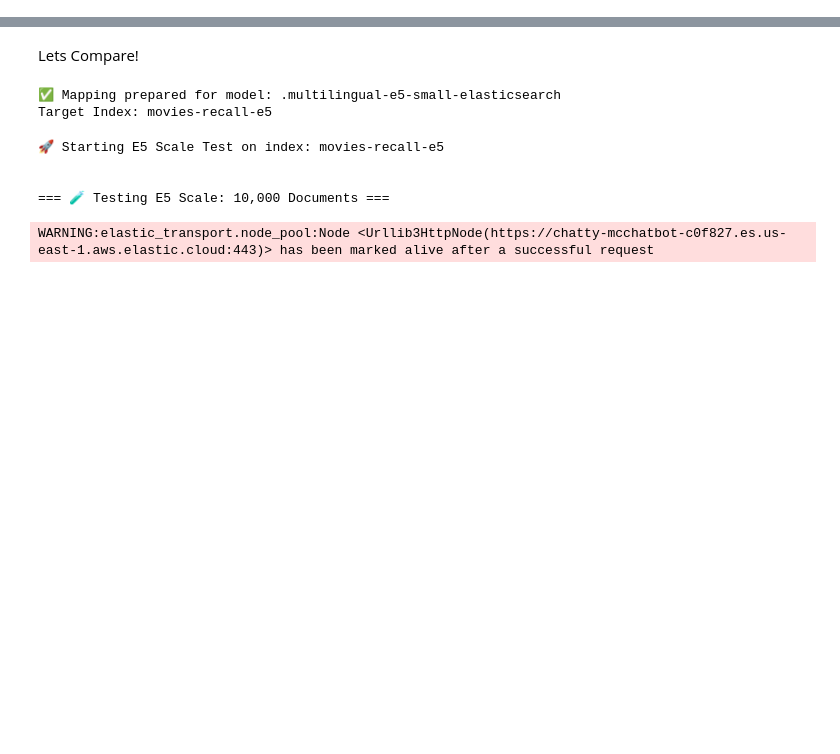
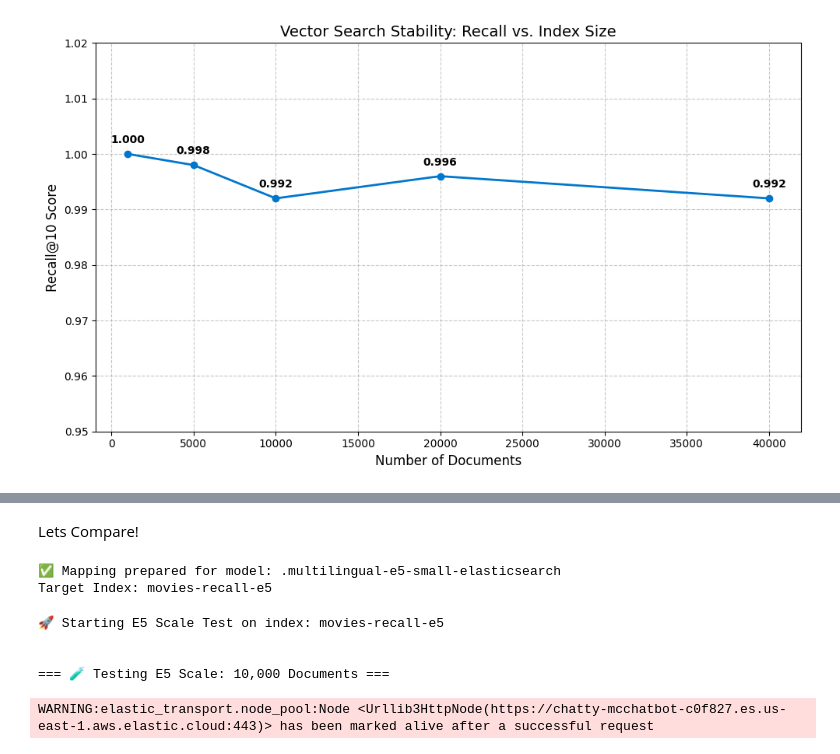
Before and after one commit to elastic/elasticsearch-labs, a Jupyter notebook: supporting-blog-content/fast_vs_accurate_measuring_the_recall_of_quantized_vector_search/vector_recall_notebook.ipynb, the cells around one changed output, grey strips where cells are left out. Cells and saved outputs as stored; diff of their text form; code cells hidden in the pictures; blank space fills up the shorter version.

```diff
--- a/supporting-blog-content/fast_vs_accurate_measuring_the_recall_of_quantized_vector_search/vector_recall_notebook.ipynb
+++ b/supporting-blog-content/fast_vs_accurate_measuring_the_recall_of_quantized_vector_search/vector_recall_notebook.ipynb
@@ -766,0 +10,18 @@ plt.show()
+# %%
+# !pip install elasticsearch pandas datasets numpy
+
+from elasticsearch import Elasticsearch
+from getpass import getpass
+import numpy as np
+
+print("--- Elastic Connection Setup ---")
+ELASTIC_URL = input("Enter Elastic URL: ")
+ELASTIC_API_KEY = getpass("Enter Elastic API Key: ")
+
+client = Elasticsearch(hosts=ELASTIC_URL, api_key=ELASTIC_API_KEY, request_timeout=30)
+
+try:
+    info = client.info()
+    print(f"\n✅ Connected to Elastic")
+except Exception as e:
+    print(f"\n❌ Connection failed: {e}")
@@ -766,0 +395,43 @@ plt.show()
+# %%
+import matplotlib.pyplot as plt
+
+# Check if we have results to plot
+if "results_df" not in locals():
+    print("⚠️ No results found. Please run the Scale Test (Cell 12) first.")
+else:
+    # Plotting the Scale Test
+    plt.figure(figsize=(10, 6))
+    plt.plot(
+        results_df["Docs"],
+        results_df["Recall"],
+        marker="o",
+        linestyle="-",
+        color="#0077cc",
+        linewidth=2,
+    )
+
+    plt.title("Vector Search Stability: Recall vs. Index Size", fontsize=14)
+    plt.xlabel("Number of Documents", fontsize=12)
+    plt.ylabel("Recall@10 Score", fontsize=12)
+
+    # --- FIX: Increase the upper limit to make room for labels ---
+    # Was 1.005, now 1.02 to prevent the "1.000" text from being cut off
+    plt.ylim(0.95, 1.02)
+
+    plt.grid(True, linestyle="--", alpha=0.7)
+
+    # Annotate points with the exact score
+    for i, row in results_df.iterrows():
+        plt.annotate(
+            f"{row['Recall']:.3f}",
+            (row["Docs"], row["Recall"]),
+            textcoords="offset points",
+            xytext=(0, 10),
+            ha="center",
+            fontweight="bold",
+        )
+
+    plt.tight_layout()
+    plt.show()
+# %% [output]
+[figure, added]
```
Also changed, not shown: parts of 46 cells of this notebook.
